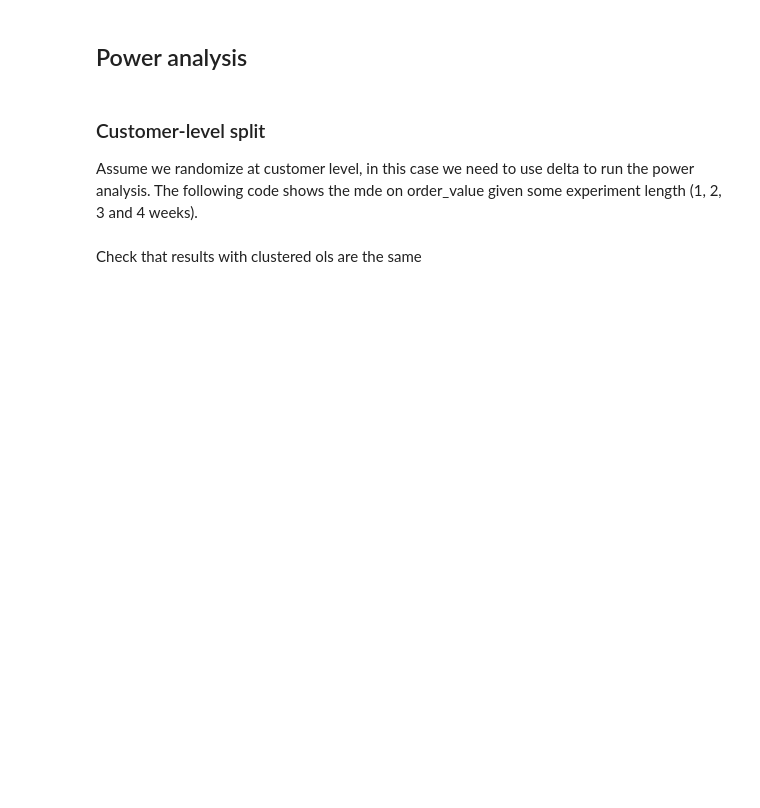
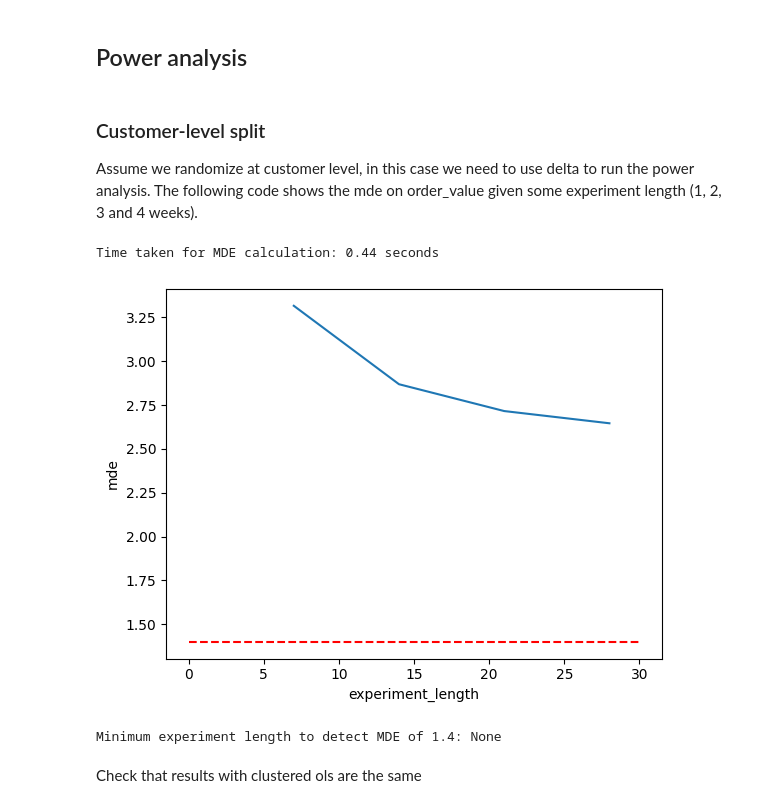
Before and after one commit to david26694/cluster-experiments, a Jupyter notebook: docs/e2e_mde_delta.ipynb, the cells around one changed output. Saved outputs shown, nothing was run; the diff lists cells and outputs as text; code cells hidden in the pictures; blank space fills up the shorter version.

```diff
--- a/docs/e2e_mde_delta.ipynb
+++ b/docs/e2e_mde_delta.ipynb
@@ -25,14 +25,13 @@ import seaborn as sns
 from cluster_experiments import NormalPowerAnalysis
 
 
-
 warnings.filterwarnings('ignore')
 np.random.seed(42)
 random.seed(42)
 
 # Constants
 N = 100000  # Number of orders
-NUM_CUSTOMERS = 5000  # Unique customers
+NUM_CUSTOMERS = 6000  # Unique customers
 
 def generate_customers(num_customers):
     """Generate unique customers with a mean order value based on age."""
@@ -123,11 +136,17 @@ mdes = mde.mde_time_line(
     n_simulations=5
 )
 print(f"Time taken for MDE calculation: {time.time() - start:.2f} seconds")
+# %% [output]
+Time taken for MDE calculation: 0.44 seconds
 # %%
-mde_value = 1.8
+mde_value = 1.4
 plot_mdes(mdes, y_value=mde_value, x_lim=30)
+# %% [output]
+[figure, added]
 # %%
 get_length_print(mdes, mde_value)
+# %% [output]
+Minimum experiment length to detect MDE of 1.4: None
 # %% [markdown]
 Check that results with clustered ols are the same
 # %%
```
Also changed, not shown: parts of 26 cells of this notebook, 5 other files.
